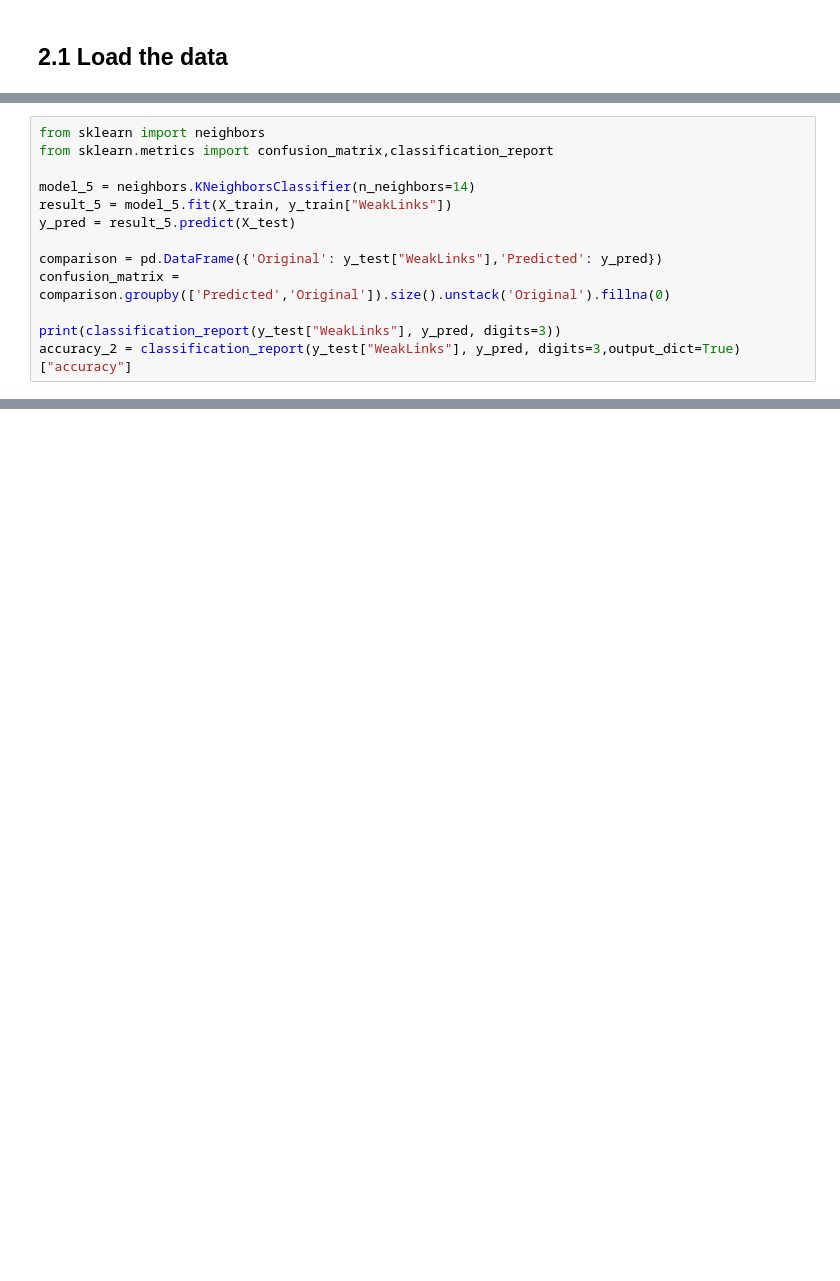
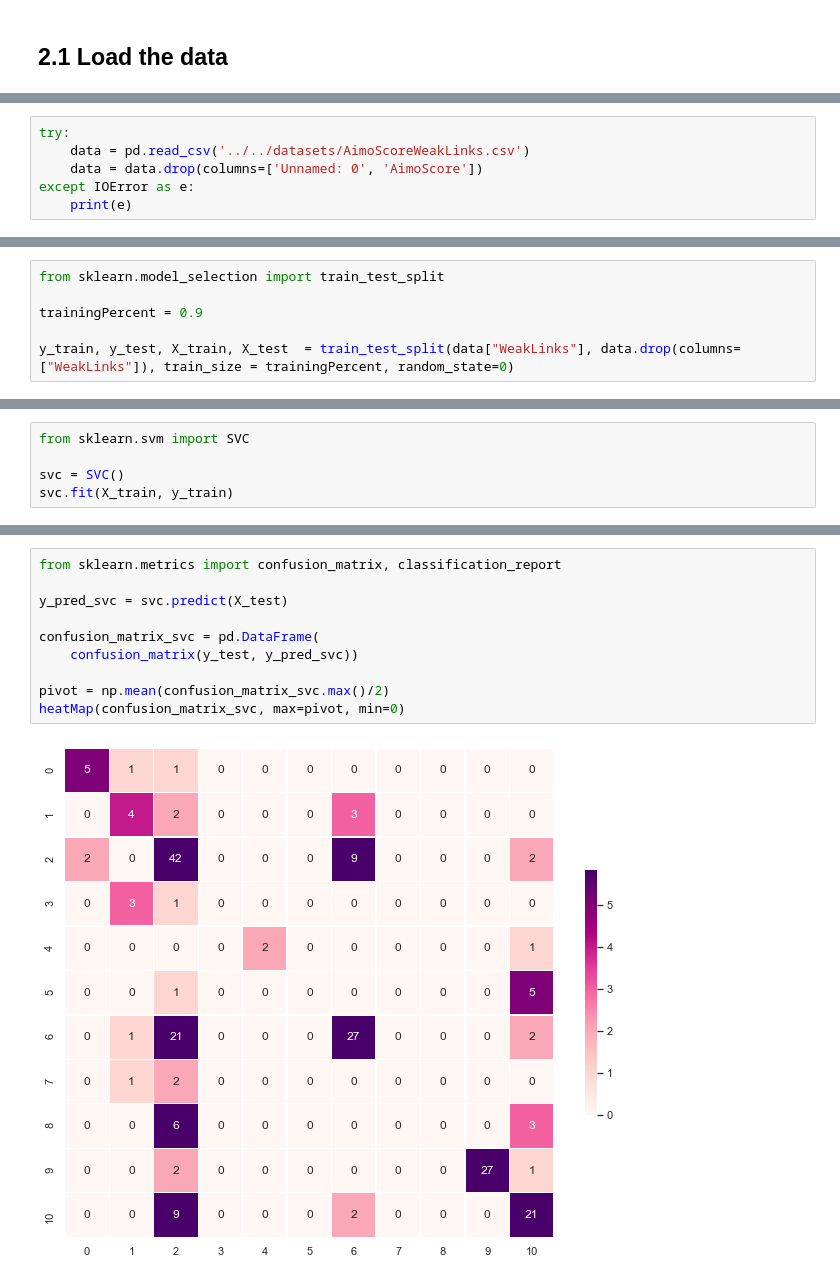
Before and after one commit to digitacs/4dv652-ml, a Jupyter notebook: notebooks/assignment6/AIMO_Score_v12.ipynb, the cells around one changed output, grey strips where cells are left out. Drawn from its saved outputs; the diff is of its cells as text; blank space fills up the shorter version.

Commit message:
merge SVM experimentations into one file AIMO_Score_v12.ipynb
For the report

```diff
--- a/notebooks/assignment6/AIMO_Score_v12.ipynb
+++ b/notebooks/assignment6/AIMO_Score_v12.ipynb
@@ -702,13 +148,0 @@ Predictors:  ['No_3_Angle_Deviation', 'No_4_Angle_Deviation', 'No_6_Angle_Deviat
-# %%
-from sklearn import neighbors
-from sklearn.metrics import confusion_matrix,classification_report
-
-model_5 = neighbors.KNeighborsClassifier(n_neighbors=14)
-result_5 = model_5.fit(X_train, y_train["WeakLinks"])
-y_pred = result_5.predict(X_test)
-
-comparison = pd.DataFrame({'Original': y_test["WeakLinks"],'Predicted': y_pred})
-confusion_matrix = comparison.groupby(['Predicted','Original']).size().unstack('Original').fillna(0)
-
-print(classification_report(y_test["WeakLinks"], y_pred, digits=3))
-accuracy_2 = classification_report(y_test["WeakLinks"], y_pred, digits=3,output_dict=True)["accuracy"]
@@ -1439,0 +149,6 @@ plt.show()
+# %%
+try:
+    data = pd.read_csv('../../datasets/AimoScoreWeakLinks.csv')
+    data = data.drop(columns=['Unnamed: 0', 'AimoScore'])
+except IOError as e:
+    print(e)
@@ -1439,0 +157,6 @@ plt.show()
+# %%
+from sklearn.model_selection import train_test_split
+
+trainingPercent = 0.9
+
+y_train, y_test, X_train, X_test  = train_test_split(data["WeakLinks"], data.drop(columns=["WeakLinks"]), train_size = trainingPercent, random_state=0)
@@ -1439,0 +167,5 @@ plt.show()
+# %%
+from sklearn.svm import SVC
+
+svc = SVC()
+svc.fit(X_train, y_train)
@@ -1439,0 +180,12 @@ plt.show()
+# %%
+from sklearn.metrics import confusion_matrix, classification_report
+
+y_pred_svc = svc.predict(X_test)
+
+confusion_matrix_svc = pd.DataFrame(
+    confusion_matrix(y_test, y_pred_svc))
+
+pivot = np.mean(confusion_matrix_svc.max()/2)
+heatMap(confusion_matrix_svc, max=pivot, min=0)
+# %% [output]
+[figure, added]
```
Also changed, not shown: parts of 148 cells of this notebook, 2 other files.
